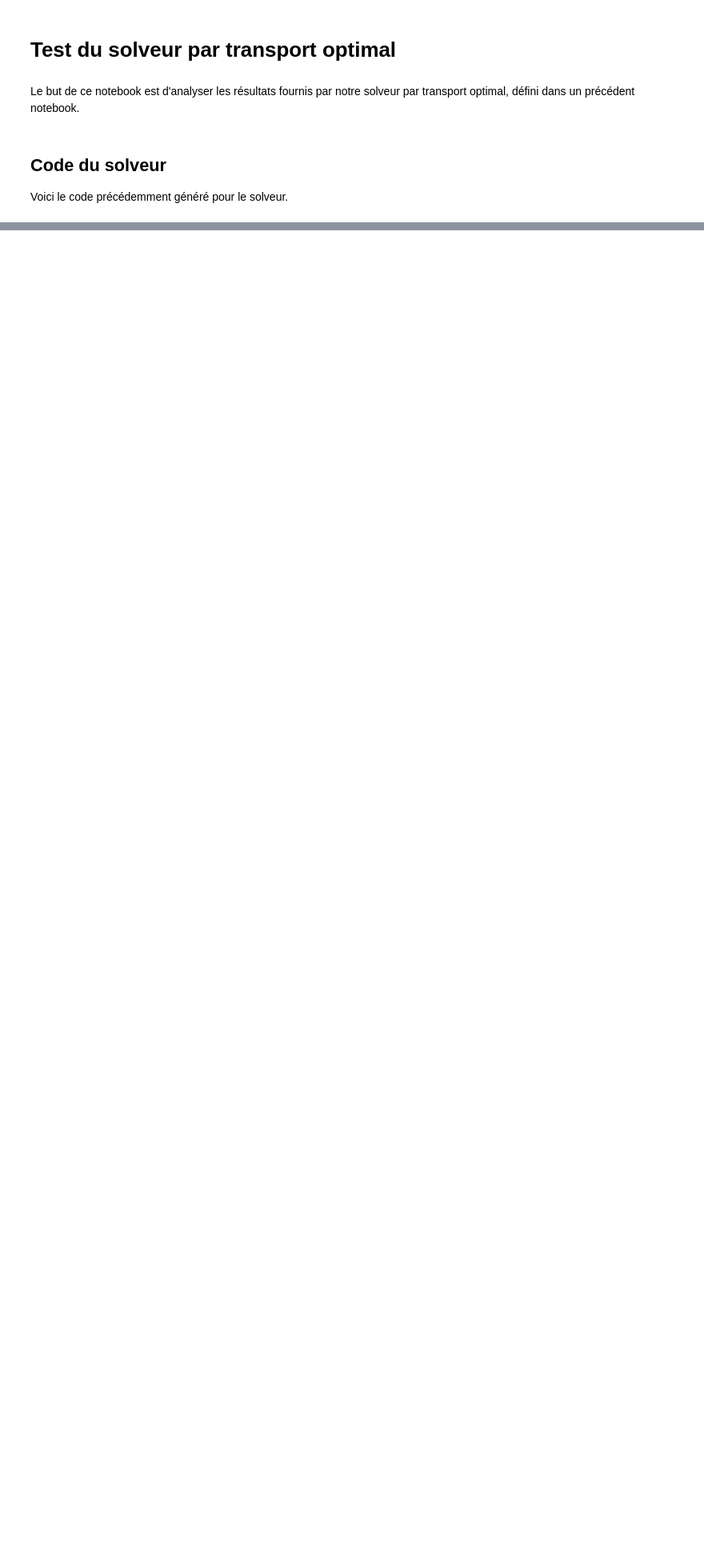
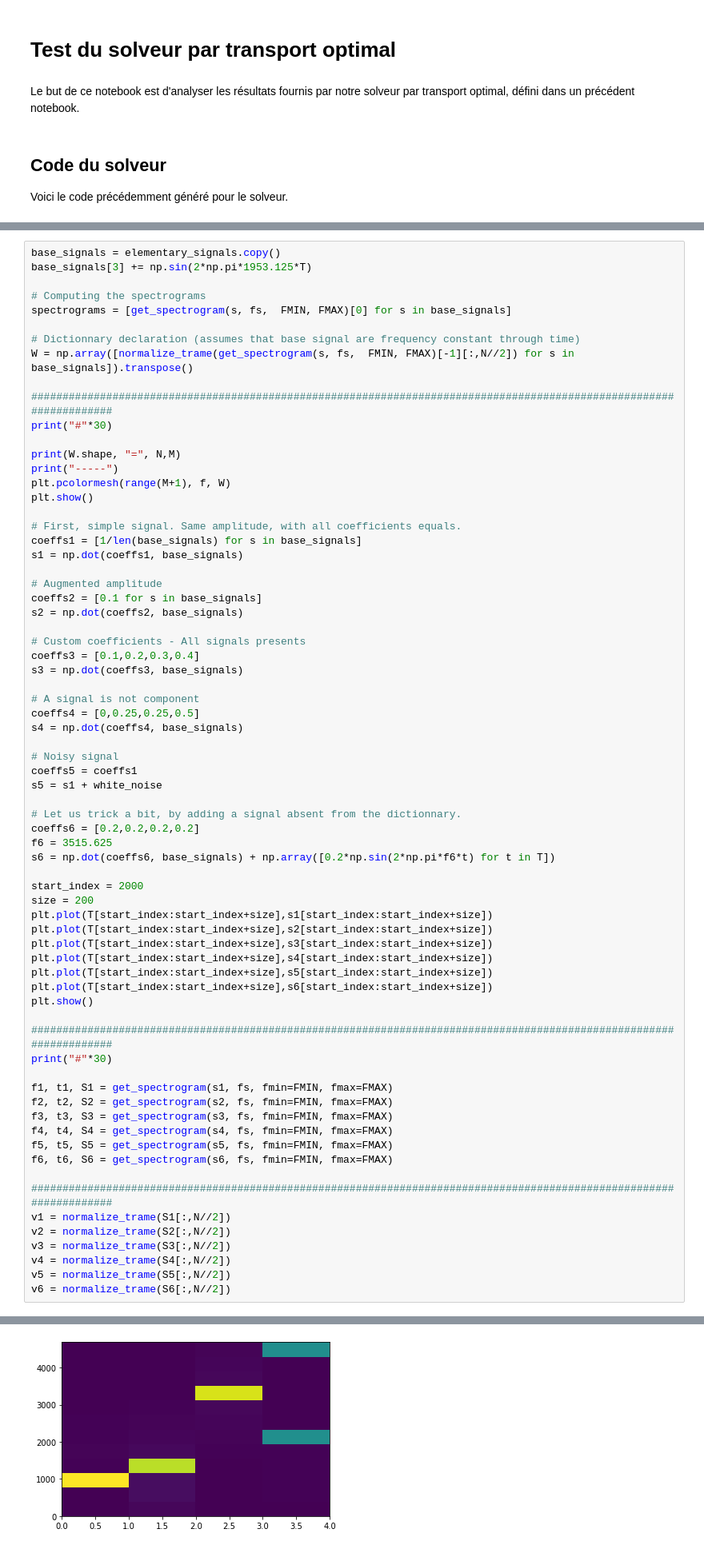
Before and after one commit to MaximeCaute/TraitementSignauxEEG, a Jupyter notebook: Notebooks/TestsSolveurTransportOptimal.ipynb, the cells around one changed output, grey strips where cells are left out. Shown at 80% size. Cells and saved outputs as stored; diff of their text form; blank space fills up the shorter version.

```diff
--- a/Notebooks/TestsSolveurTransportOptimal.ipynb
+++ b/Notebooks/TestsSolveurTransportOptimal.ipynb
@@ -137,0 +393,71 @@ def slice_spectrogram( f, t, S, fmin=0, fmax=50000):
+# %%
+base_signals = elementary_signals.copy()
+base_signals[3] += np.sin(2*np.pi*1953.125*T)
+
+# Computing the spectrograms
+spectrograms = [get_spectrogram(s, fs,  FMIN, FMAX)[0] for s in base_signals]
+
+# Dictionnary declaration (assumes that base signal are frequency constant through time)
+W = np.array([normalize_trame(get_spectrogram(s, fs,  FMIN, FMAX)[-1][:,N//2]) for s in base_signals]).transpose()
+
+####################################################################################################################
+print("#"*30)
+
+print(W.shape, "=", N,M)
+print("-----")
+plt.pcolormesh(range(M+1), f, W)
+plt.show()
+
+# First, simple signal. Same amplitude, with all coefficients equals.
+coeffs1 = [1/len(base_signals) for s in base_signals]
+s1 = np.dot(coeffs1, base_signals)
+
+# Augmented amplitude
+coeffs2 = [0.1 for s in base_signals]
+s2 = np.dot(coeffs2, base_signals)
+
+# Custom coefficients - All signals presents
+coeffs3 = [0.1,0.2,0.3,0.4]
+s3 = np.dot(coeffs3, base_signals)
+
+# A signal is not component
+coeffs4 = [0,0.25,0.25,0.5]
+s4 = np.dot(coeffs4, base_signals)
+
+# Noisy signal
+coeffs5 = coeffs1
+s5 = s1 + white_noise
+
+# Let us trick a bit, by adding a signal absent from the dictionnary.
+coeffs6 = [0.2,0.2,0.2,0.2]
+f6 = 3515.625
+s6 = np.dot(coeffs6, base_signals) + np.array([0.2*np.sin(2*np.pi*f6*t) for t in T])
+
+start_index = 2000
+size = 200
+plt.plot(T[start_index:start_index+size],s1[start_index:start_index+size])
+plt.plot(T[start_index:start_index+size],s2[start_index:start_index+size])
+plt.plot(T[start_index:start_index+size],s3[start_index:start_index+size])
+plt.plot(T[start_index:start_index+size],s4[start_index:start_index+size])
+plt.plot(T[start_index:start_index+size],s5[start_index:start_index+size])
+plt.plot(T[start_index:start_index+size],s6[start_index:start_index+size])
+plt.show()
+
+####################################################################################################################
+print("#"*30)
+
+f1, t1, S1 = get_spectrogram(s1, fs, fmin=FMIN, fmax=FMAX)
+f2, t2, S2 = get_spectrogram(s2, fs, fmin=FMIN, fmax=FMAX)
+f3, t3, S3 = get_spectrogram(s3, fs, fmin=FMIN, fmax=FMAX)
+f4, t4, S4 = get_spectrogram(s4, fs, fmin=FMIN, fmax=FMAX)
+f5, t5, S5 = get_spectrogram(s5, fs, fmin=FMIN, fmax=FMAX)
+f6, t6, S6 = get_spectrogram(s6, fs, fmin=FMIN, fmax=FMAX)
+
+####################################################################################################################
+v1 = normalize_trame(S1[:,N//2])
+v2 = normalize_trame(S2[:,N//2])
+v3 = normalize_trame(S3[:,N//2])
+v4 = normalize_trame(S4[:,N//2])
+v5 = normalize_trame(S5[:,N//2])
+v6 = normalize_trame(S6[:,N//2])
+# %% [output]
@@ -137,0 +467 @@ def slice_spectrogram( f, t, S, fmin=0, fmax=50000):
+[figure, added]
```
Also changed, not shown: parts of 22 cells of this notebook.
